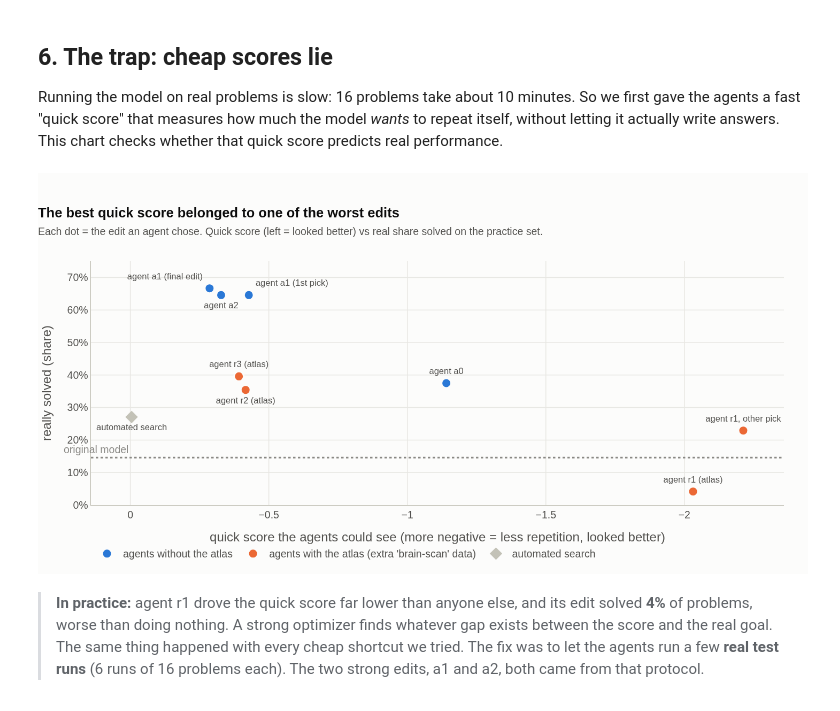
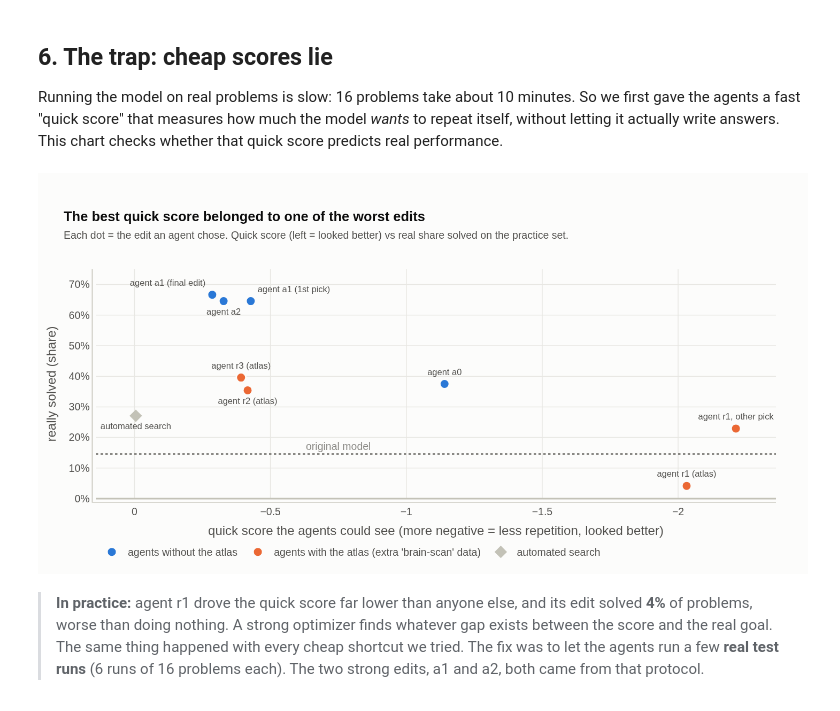
Before and after one commit to luizmlo/agentic-weight-editing, a Jupyter notebook: notebooks/results.ipynb, the cells around one changed output. Drawn from its saved outputs; the diff is of its cells as text; code cells hidden in the pictures.

Commit message:
Pre-paper rewritten in the style of the original blog post; chart margins fixed, search chart as small multiples; figures exported; PDF
Co-Authored-By: Claude Opus 5.5 <noreply@anthropic.com>

```diff
--- a/notebooks/results.ipynb
+++ b/notebooks/results.ipynb
@@ -62,12 +62,12 @@ INK, INK2, SURFACE, GRID = "#0b0b0b", "#52514e", "#fcfcfb", "#e8e7e3"
 def style(fig, height=420, title=None, subtitle=None):
     t = f"<b>{title}</b>" + (f"<br><span style='font-size:13px;color:{INK2}'>{subtitle}</span>" if subtitle else "")
     fig.update_layout(
-        title=dict(text=t, x=0, xanchor="left", font=dict(size=17, color=INK)) if title else None,
+        title=dict(text=t, x=0, xref="container", xanchor="left", pad=dict(l=32, t=8), font=dict(size=17, color=INK)) if title else None,
         height=height, paper_bgcolor=SURFACE, plot_bgcolor=SURFACE,
         font=dict(family="Inter, Helvetica, Arial, sans-serif", size=13, color=INK2),
-        margin=dict(l=10, r=30, t=110 if title else 30, b=40),
+        margin=dict(l=40, r=40, t=120 if title else 30, b=48, pad=4),
         hoverlabel=dict(bgcolor="white", bordercolor=LIGHTGRAY, font=dict(size=13, color=INK), align="left"),
-        legend=dict(orientation="h", y=-0.15, x=0, font=dict(color=INK2)),
+        legend=dict(orientation="h", y=-0.18, x=0, xref="paper", font=dict(color=INK2)),
         bargap=0.25,
     )
     fig.update_xaxes(gridcolor=GRID, zerolinecolor=LIGHTGRAY, linecolor=LIGHTGRAY, tickfont=dict(color=INK2))
@@ -351,35 +351,35 @@ PICKS = [("m2a_a0", "a0", "agent a0"), ("m2a_r1", "r1", "agent r1 (atlas)"), ("m
          ("m2a_a2", "a2", "agent a2"), ("m2a_r3", "r3", "agent r3 (atlas)"), ("m2a_naive", "naive", "automated search")]
 pts = []
 for arm, run, name in PICKS:
     final = json.load(open(DATA / "m2a" / "runs" / run / "final.json"))
     cid = {"m2a_r1_192156_139": "192156_139", A1: "062959_102"}.get(arm, final["ranked"][0])
     br = {r["id"]: r["branch_rep"] for r in ledger(run)}.get(cid)
     if br is None: continue
     s = gen["dev48"][arm]["summary"]
     pts.append((name, br, s["acc"], s["cut"], run in ("r1", "r2", "r3")))
 fig = go.Figure()
 for atlas, col, nm in [(False, BLUE, "agents without the atlas"), (True, ORANGE, "agents with the atlas (extra 'brain-scan' data)")]:
     P = [p for p in pts if p[4] == atlas and p[0] != "automated search"]
     POS = {"agent a1 (final edit)": "top left", "agent a2": "bottom center", "agent a1 (1st pick)": "top right",
            "agent r3 (atlas)": "top center", "agent r2 (atlas)": "bottom center"}
     fig.add_scatter(x=[p[1] for p in P], y=[p[2] for p in P], mode="markers+text", name=nm, text=[p[0] for p in P],
                     textposition=[POS.get(p[0], "top center") for p in P], textfont=dict(color=INK2, size=11),
                     marker=dict(size=12, color=col, line=dict(color=SURFACE, width=2)),
                     customdata=[[p[0], p[3]] for p in P],
                     hovertemplate="<b>%{customdata[0]}</b><br>quick score: %{x:.2f} (more negative = looked better)<br>real result: solved %{y:.0%}, ran out of space %{customdata[1]:.0%}<extra></extra>")
 P = [p for p in pts if p[0] == "automated search"]
 fig.add_scatter(x=[p[1] for p in P], y=[p[2] for p in P], mode="markers+text", name="automated search", text=["automated search"],
                 textposition="bottom center", textfont=dict(color=INK2, size=11), marker=dict(size=12, color=LIGHTGRAY, symbol="diamond"),
                 hovertemplate="<b>automated search</b><br>quick score: %{x:.2f}<br>real result: solved %{y:.0%}<extra></extra>")
 fig.add_hline(y=gen["dev48"]["base"]["summary"]["acc"], line_dash="dot", line_color=GRAY)
-fig.add_annotation(x=0, y=gen["dev48"]["base"]["summary"]["acc"], text="original model", showarrow=False, xanchor="right", yshift=10, font=dict(color=GRAY))
+fig.add_annotation(x=-0.75, y=gen["dev48"]["base"]["summary"]["acc"], text="original model", showarrow=False, xanchor="center", yshift=10, font=dict(color=GRAY))
 style(fig, 500, "The best quick score belonged to one of the worst edits",
       "Each dot = the edit an agent chose. Quick score (left = looked better) vs real share solved on the practice set.")
 fig.update_xaxes(title="quick score the agents could see (more negative = less repetition, looked better)", autorange="reversed", zeroline=False)
 fig.update_yaxes(title="really solved (share)", tickformat=".0%", range=[0, 0.75])
 show(fig)
 # %% [output]
-[figure, old version]
+[figure, new version]
 # %% [markdown]
 > **In practice:** agent r1 drove the quick score far lower than anyone else, and its edit solved **4%** of problems,
 > worse than doing nothing. A strong optimizer finds whatever gap exists between the score and the real goal. The same
```
Also changed, not shown: parts of 13 cells of this notebook, 19 other files.
